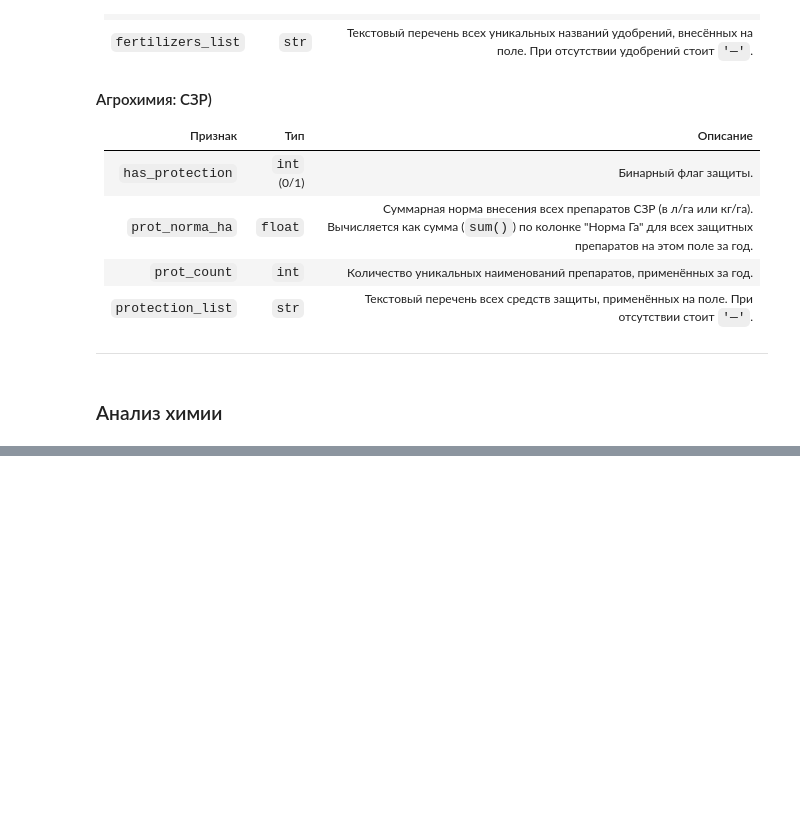
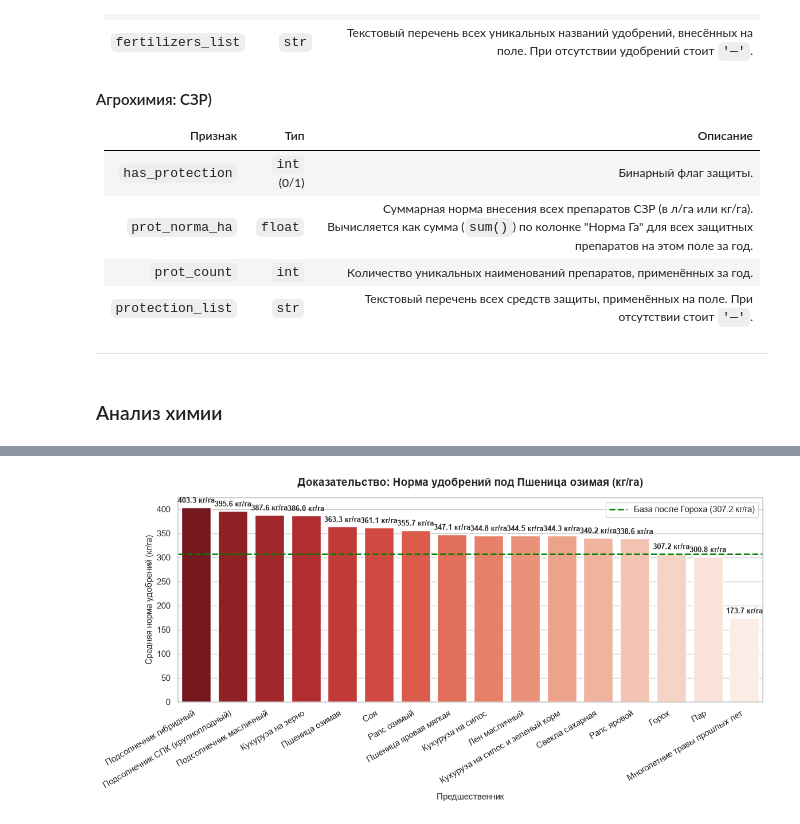
Before and after one commit to Bleckeid/stab, a Jupyter notebook: fields_stab_notebook.ipynb, the cells around one changed output, grey strips where cells are left out. Drawn from its saved outputs; the diff is of its cells as text; code cells hidden in the pictures; blank space fills up the shorter version.

```diff
--- a/fields_stab_notebook.ipynb
+++ b/fields_stab_notebook.ipynb
@@ -2359,0 +2657,92 @@ memory usage: 18.0 MB
+# %%
+import matplotlib.pyplot as plt
+import numpy as np
+import pandas as pd
+import seaborn as sns
+
+# 1. Отбираем целевую культуру и только актуальные данные с зафиксированными удобрениями (> 0)
+target_crop = "Пшеница озимая"
+df_wheat_fert = df_merged_study[
+    (df_merged_study["crop_name"] == target_crop)
+    & (df_merged_study["fert_norma_ha"] > 0)
+].copy()
+
+# 2. Расчет ключевых метрик по всем предшественникам с N >= 30
+proof_table = (
+    df_wheat_fert.groupby("prev_crop")
+    .agg(
+        count=("field_id", "count"),
+        mean_fert=("fert_norma_ha", "mean"),
+        median_fert=("fert_norma_ha", "median"),
+        median_yield_ratio=("yield_ratio", "median"),
+    )
+    .query("count >= 30")
+    .sort_values(by="mean_fert", ascending=False)
+)
+
+# 3. Расчет % перерасхода относительно Гороха (как эталонного азотфиксатора)
+if any(proof_table.index.str.contains("Горох", case=False, na=False)):
+    peas_mean = proof_table[
+        proof_table.index.str.contains("Горох", case=False, na=False)
+    ]["mean_fert"].values[0]
+    proof_table["перерасход_к_гороху_%"] = (
+        (proof_table["mean_fert"] - peas_mean) / peas_mean * 100
+    )
+
+print("=" * 90)
+print(
+    f"📊 ДОКАЗАТЕЛЬСТВО: Нагрузка удобрениями (кг/га) под '{target_crop}' по предшественникам"
+)
+print("=" * 90)
+print(proof_table.round(2).to_string())
+
+# 4. Визуализация для отчета/презентации куратору
+plt.figure(figsize=(12, 6))
+sns.set_theme(style="whitegrid")
+
+ax = sns.barplot(
+    data=proof_table.reset_index(),
+    x="prev_crop",
+    y="mean_fert",
+    hue="prev_crop",
+    palette="Reds_r",
+    legend=False,
+)
+
+if "peas_mean" in locals():
+    plt.axhline(
+        peas_mean,
+        color="green",
+        linestyle="--",
+        linewidth=2,
+        label=f"База после Гороха ({peas_mean:.1f} кг/га)",
+    )
+
+plt.title(
+    f"Доказательство: Норма удобрений под {target_crop} (кг/га)",
+    fontsize=14,
+    fontweight="bold",
+    pad=15,
+)
+plt.xlabel("Предшественник", fontsize=11)
+plt.ylabel("Средняя норма удобрений (кг/га)", fontsize=11)
+plt.xticks(rotation=30, ha="right")
+plt.legend(loc="upper right")
+
+for p in ax.patches:
+    height = p.get_height()
+    if not np.isnan(height) and height > 0:
+        ax.annotate(
+            f"{height:.1f} кг/га",
+            (p.get_x() + p.get_width() / 2.0, height),
+            ha="center",
+            va="bottom",
+            xytext=(0, 4),
+            textcoords="offset points",
+            fontsize=9.5,
+            fontweight="bold",
+        )
+
+plt.tight_layout()
+plt.show()
+# %% [output]
@@ -2359,0 +2766 @@ memory usage: 18.0 MB
+[figure, added]
```
Also changed, not shown: parts of 21 cells of this notebook.
